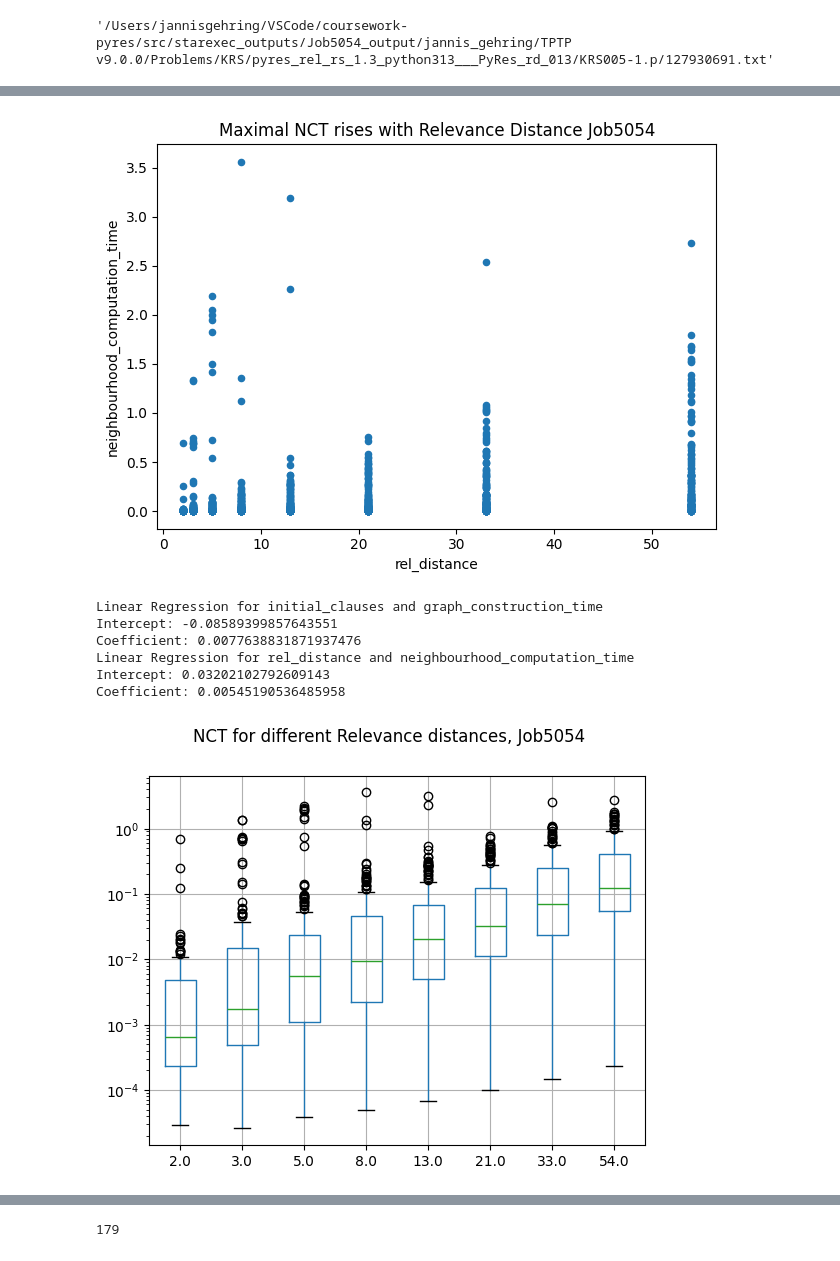
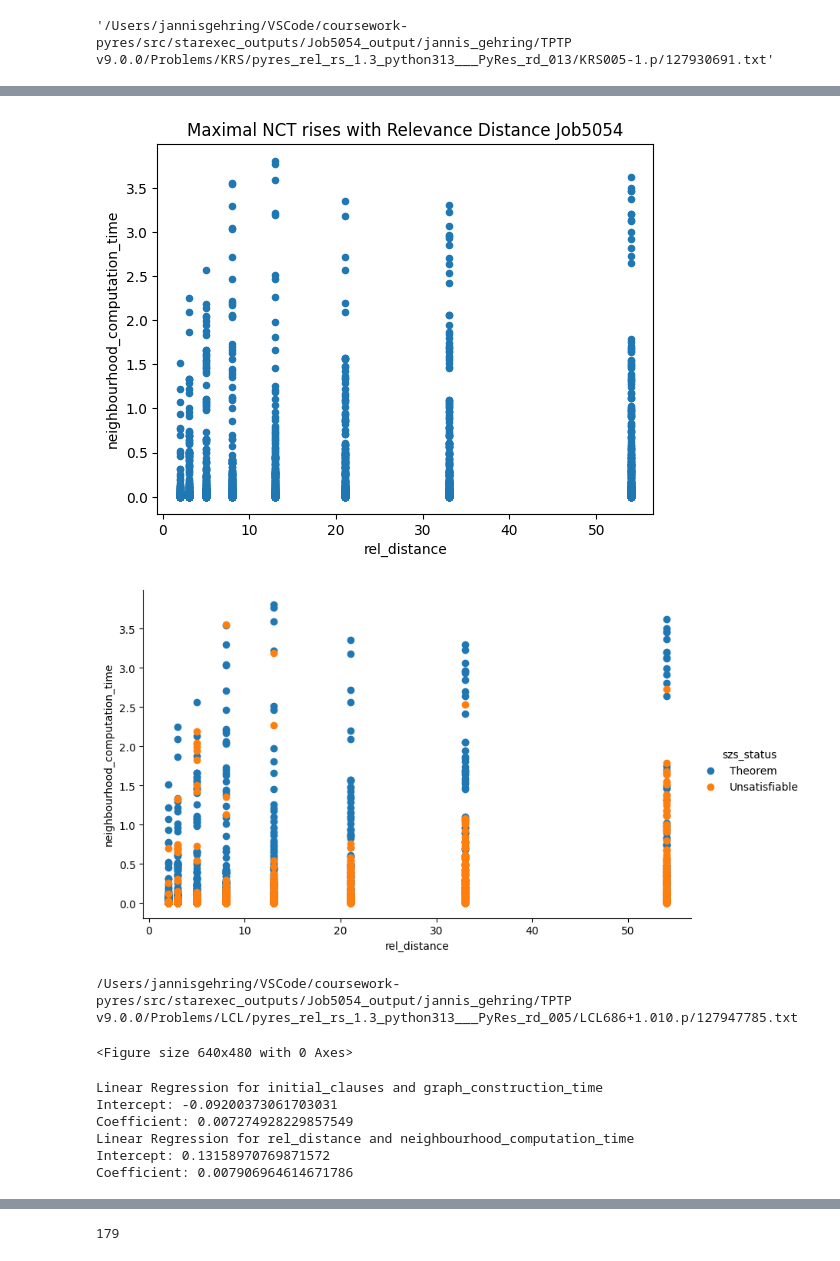
Before and after one commit to GehriJan/coursework-pyres, a Jupyter notebook: src/notebook.ipynb, the cells around one changed output, grey strips where cells are left out. Cells and saved outputs as stored; diff of their text form; code cells hidden in the pictures.

```diff
--- a/src/notebook.ipynb
+++ b/src/notebook.ipynb
@@ -396,11 +401,16 @@ df_se_indi[df_se_indi["szs_status"]=="Satisfiable"]["file_dir_name"].reset_index
 # %% [output]
 '/Users/jannisgehring/VSCode/coursework-pyres/src/starexec_outputs/Job5054_output/jannis_gehring/TPTP v9.0.0/Problems/KRS/pyres_rel_rs_1.3_python313___PyRes_rd_013/KRS005-1.p/127930691.txt'
 # %%
+szs_statuses_for_evaluation = [
+    "Unsatisfiable",
+    "Theorem",
+]
+
 df_filtered = (
     df_se_indi
     [
         # df_se_indi["rel_distance"].notnull()
-         (df_se_indi["szs_status"]=="Unsatisfiable")
+         (df_se_indi["szs_status"].isin(szs_statuses_for_evaluation))
         # & (df_se_indi["graph_construction_time"]<1)
     ]
     .reset_index(drop=True)
@@ -413,8 +423,9 @@ df_filtered = (
 plot = sns.pairplot(
     df_filtered[
         ["rel_distance", "graph_construction_time", "neighbourhood_computation_time",
-         "initial_clauses", "processed_clauses"]
+         "initial_clauses", "processed_clauses", "szs_status"]
         ],
+    hue="szs_status",
     diag_kind="kde",
 )
 plot.fig.suptitle("Pairplot of relevance distance, time and clause metrics")
@@ -428,7 +439,7 @@ from sklearn.linear_model import LinearRegression
 df_filtered = (
     df_se_indi
     [
-         (df_se_indi["szs_status"]=="Unsatisfiable")
+         (df_se_indi["szs_status"].isin(szs_statuses_for_evaluation))
     ]
     .reset_index(drop=True)
 )
@@ -439,38 +450,51 @@ df_filtered = (
     .scatter(
         x="rel_distance",
         y="neighbourhood_computation_time",
         title=f"Maximal NCT rises with Relevance Distance Job{job_index}",
     )
 )
+
+fg = sns.FacetGrid(data=df_filtered, hue="szs_status", aspect=1.6, height=5)
+fg.map(plt.scatter, 'rel_distance', 'neighbourhood_computation_time').add_legend()
+plt.show()
+
+print(df_filtered[df_filtered["initial_clauses"].isna()]["file_dir_name"][1899])
+
 plt.tight_layout()
 plt.show()
 def compute_linear_regression(x_name, y_name):
     lr = LinearRegression()
     length = len(df_filtered)
     x = df_filtered[x_name].to_numpy()
     y = df_filtered[y_name].to_numpy()
     x = x.reshape(length, 1)
     y = y.reshape(length, 1)
     lr.fit(X=x, y=y)
     print(f"Linear Regression for {x_name} and {y_name}")
     print("Intercept: "+ str(lr.intercept_[0]))
     print("Coefficient: "+ str(lr.coef_[0][0]))
 
+df_filtered = (
+    df_filtered
+    [df_filtered["initial_clauses"].notna()]
+)
 compute_linear_regression("initial_clauses", "graph_construction_time")
 compute_linear_regression("rel_distance", "neighbourhood_computation_time")
 
 
 df_filtered = df_filtered[["rel_distance", "neighbourhood_computation_time"]].pivot(columns="rel_distance")
 df_filtered.columns = df_filtered.columns.droplevel()
 df_filtered.boxplot().set_yscale("log")
 plt.suptitle(f"NCT for different Relevance distances, Job{job_index}")
 plt.show()
 # %% [output]
-[figure, old version]
+[figure, new version]
+[figure, new version]
-Linear Regression for initial_clauses and graph_construction_time
-Intercept: -0.08589399857643551
-Coefficient: 0.0077638831871937476
-Linear Regression for rel_distance and neighbourhood_computation_time
-Intercept: 0.03202102792609143
-Coefficient: 0.00545190536485958
+/Users/jannisgehring/VSCode/coursework-pyres/src/starexec_outputs/Job5054_output/jannis_gehring/TPTP v9.0.0/Problems/LCL/pyres_rel_rs_1.3_python313___PyRes_rd_005/LCL686+1.010.p/127947785.txt
-[figure, old version]
+<Figure size 640x480 with 0 Axes>
+Linear Regression for initial_clauses and graph_construction_time
+Intercept: -0.09200373061703031
+Coefficient: 0.007274928229857549
+Linear Regression for rel_distance and neighbourhood_computation_time
+Intercept: 0.13158970769871572
+Coefficient: 0.007906964614671786
```
Also changed, not shown: parts of 7 cells of this notebook, 10 other files.
